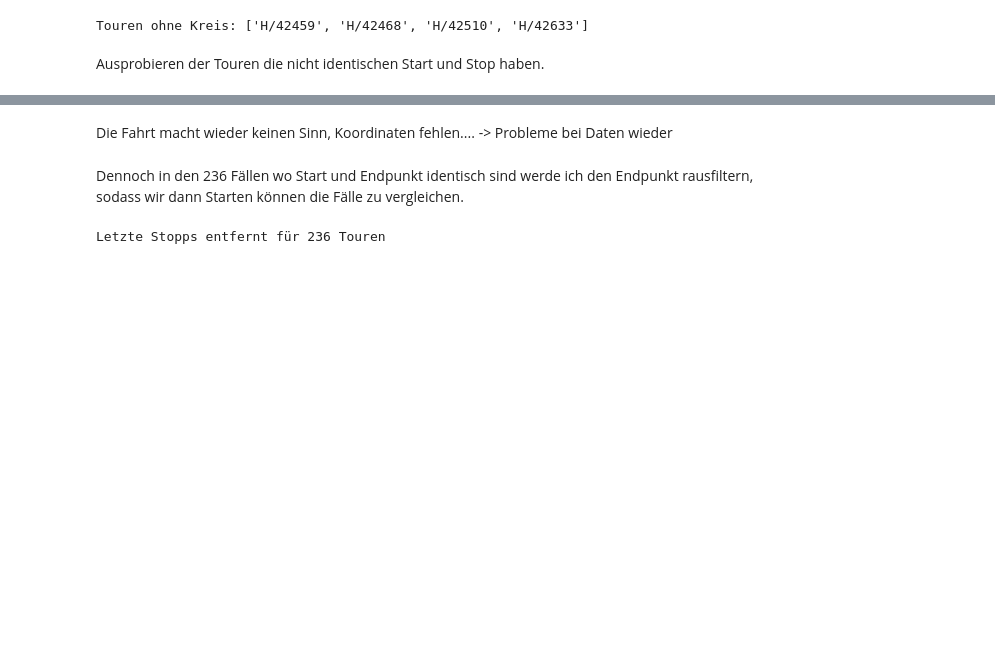
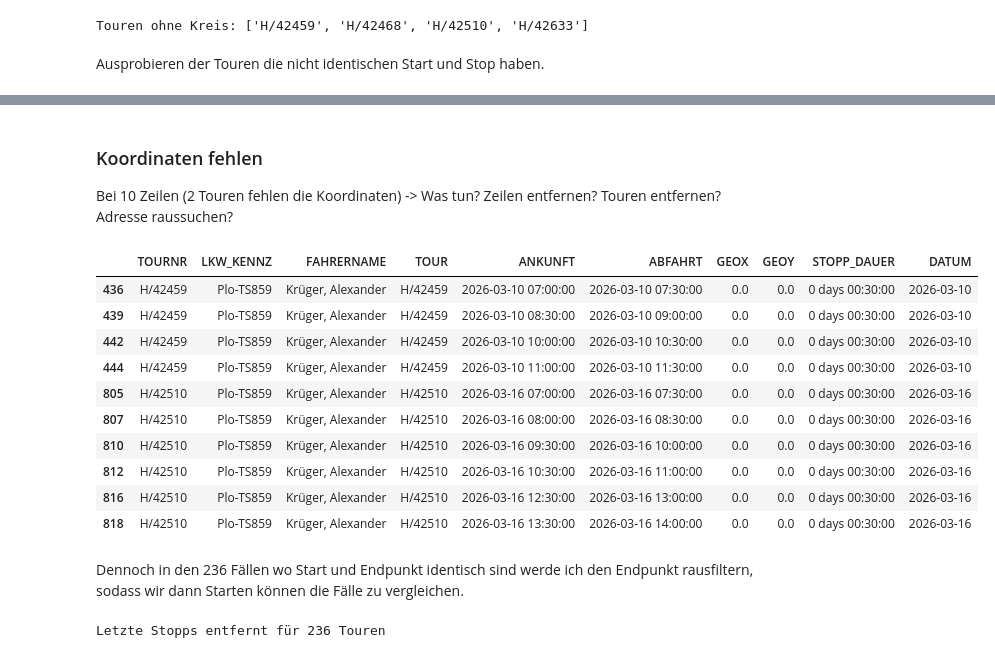
Before and after one commit to junguy01/transport_optimization, a Jupyter notebook: Application_neustes.ipynb, the cells around one changed output, grey strips where cells are left out. Cells and saved outputs as stored; diff of their text form; code cells hidden in the pictures; blank space fills up the shorter version.

```diff
--- a/Application_neustes.ipynb
+++ b/Application_neustes.ipynb
@@ -989,8 +990,23 @@ df_final[df_final['TOURNR'] == "H/42459"]
 | 446 | H/42459 | Plo-TS859 | Krüger, Alexander | H/42459 | 2026-03-10 12:00:00 | 2026-03-10 12:30:00 | 9.98632 | 53.52348 | 0 days 00:30:00 | 2026-03-10 |
 | 447 | H/42459 | Plo-TS859 | Krüger, Alexander | H/42459 | 2026-03-10 13:00:00 | 2026-03-10 13:00:00 | 9.98632 | 53.52348 | 0 days 00:00:00 | 2026-03-10 |
 | 448 | H/42459 | Plo-TS859 | Krüger, Alexander | H/42459 | 2026-03-10 12:30:00 | 2026-03-10 13:00:00 | 9.99383 | 53.54751 | 0 days 00:30:00 | 2026-03-10 |
-# %% [markdown]
-Die Fahrt macht wieder keinen Sinn, Koordinaten fehlen.... -> Probleme bei Daten wieder
+# %% [markdown]
+### Koordinaten fehlen
+Bei 10 Zeilen (2 Touren fehlen die Koordinaten) -> Was tun? Zeilen entfernen? Touren entfernen? Adresse raussuchen?
+# %%
+df_final[(df_final['GEOX'] == 0) | (df_final.GEOY == 0)]
+# %% [output]
+|  | TOURNR | LKW_KENNZ | FAHRERNAME | TOUR | ANKUNFT | ABFAHRT | GEOX | GEOY | STOPP_DAUER | DATUM |
+| 436 | H/42459 | Plo-TS859 | Krüger, Alexander | H/42459 | 2026-03-10 07:00:00 | 2026-03-10 07:30:00 | 0.0 | 0.0 | 0 days 00:30:00 | 2026-03-10 |
+| 439 | H/42459 | Plo-TS859 | Krüger, Alexander | H/42459 | 2026-03-10 08:30:00 | 2026-03-10 09:00:00 | 0.0 | 0.0 | 0 days 00:30:00 | 2026-03-10 |
+| 442 | H/42459 | Plo-TS859 | Krüger, Alexander | H/42459 | 2026-03-10 10:00:00 | 2026-03-10 10:30:00 | 0.0 | 0.0 | 0 days 00:30:00 | 2026-03-10 |
+| 444 | H/42459 | Plo-TS859 | Krüger, Alexander | H/42459 | 2026-03-10 11:00:00 | 2026-03-10 11:30:00 | 0.0 | 0.0 | 0 days 00:30:00 | 2026-03-10 |
+| 805 | H/42510 | Plo-TS859 | Krüger, Alexander | H/42510 | 2026-03-16 07:00:00 | 2026-03-16 07:30:00 | 0.0 | 0.0 | 0 days 00:30:00 | 2026-03-16 |
+| 807 | H/42510 | Plo-TS859 | Krüger, Alexander | H/42510 | 2026-03-16 08:00:00 | 2026-03-16 08:30:00 | 0.0 | 0.0 | 0 days 00:30:00 | 2026-03-16 |
+| 810 | H/42510 | Plo-TS859 | Krüger, Alexander | H/42510 | 2026-03-16 09:30:00 | 2026-03-16 10:00:00 | 0.0 | 0.0 | 0 days 00:30:00 | 2026-03-16 |
+| 812 | H/42510 | Plo-TS859 | Krüger, Alexander | H/42510 | 2026-03-16 10:30:00 | 2026-03-16 11:00:00 | 0.0 | 0.0 | 0 days 00:30:00 | 2026-03-16 |
+| 816 | H/42510 | Plo-TS859 | Krüger, Alexander | H/42510 | 2026-03-16 12:30:00 | 2026-03-16 13:00:00 | 0.0 | 0.0 | 0 days 00:30:00 | 2026-03-16 |
+| 818 | H/42510 | Plo-TS859 | Krüger, Alexander | H/42510 | 2026-03-16 13:30:00 | 2026-03-16 14:00:00 | 0.0 | 0.0 | 0 days 00:30:00 | 2026-03-16 |
 # %% [markdown]
 Dennoch in den 236 Fällen wo Start und Endpunkt identisch sind werde ich den Endpunkt rausfiltern, sodass wir dann Starten können die Fälle zu vergleichen.
 # %%
```
Also changed, not shown: parts of 3 cells of this notebook.
